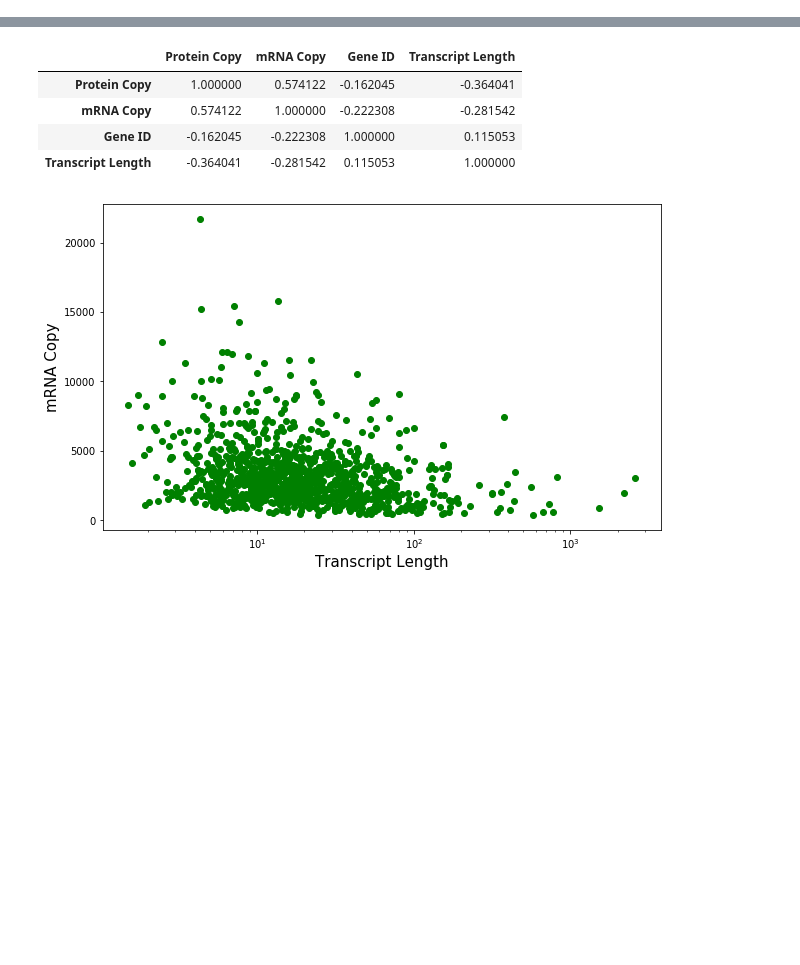
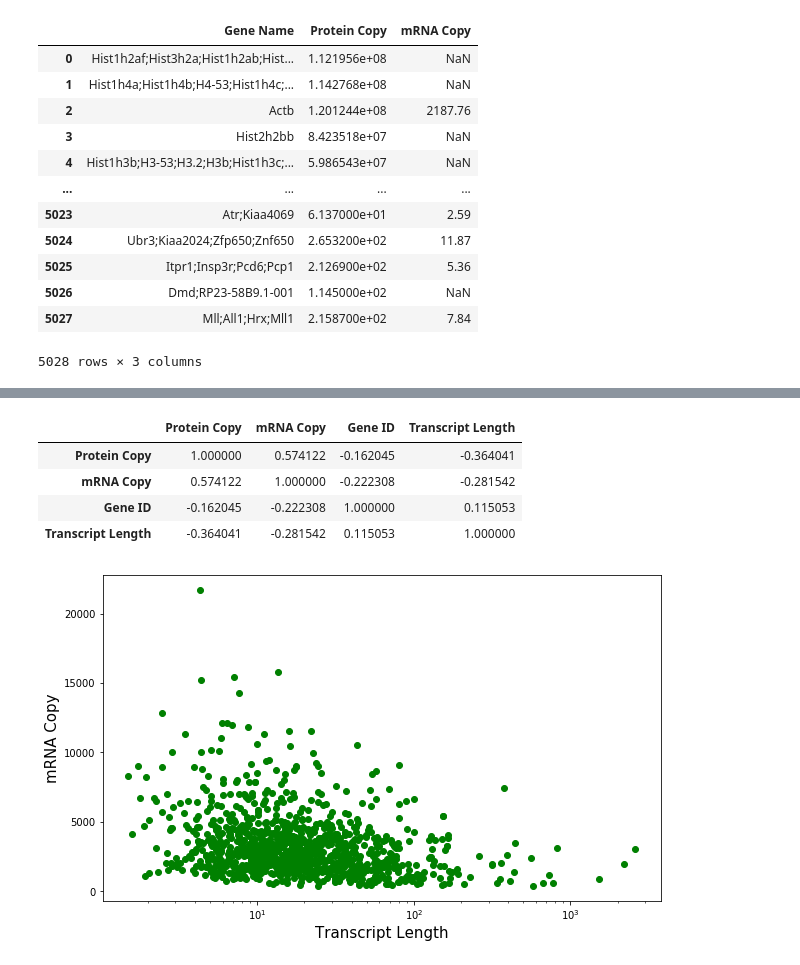
Before and after one commit to junp0619/spark, a Jupyter notebook: RNA_molecules.ipynb, the cells around one changed output, grey strips where cells are left out. Drawn from its saved outputs; the diff is of its cells as text; code cells hidden in the pictures; blank space fills up the shorter version.

```diff
--- a/RNA_molecules.ipynb
+++ b/RNA_molecules.ipynb
@@ -3,18 +3,33 @@ import pandas as pd
 # %%
 table = pd.read_excel(    #reaed excel function reads following file
     io='RNA_molecules_data.xltm', #opens file of table
     sheet_name='Sheet1',
     usecols=[
         'Gene Names',    #these are the column names used by sheet
         'Protein copy number average [molecules/cell]',
         'mRNA copy number average [molecules/cell]'
     ]
 ).rename(columns={    #then you rename column names as desired
     'Gene Names': 'Gene Name',
     'Protein copy number average [molecules/cell]': 'Protein Copy',
     'mRNA copy number average [molecules/cell]': 'mRNA Copy'
 })
 #this makes the table
+table
+# %% [output]
+|  | Gene Name | Protein Copy | mRNA Copy |
+| 0 | Hist1h2af;Hist3h2a;Hist1h2ab;Hist... | 1.121956e+08 | NaN |
+| 1 | Hist1h4a;Hist1h4b;H4-53;Hist1h4c;... | 1.142768e+08 | NaN |
+| 2 | Actb | 1.201244e+08 | 2187.76 |
+| 3 | Hist2h2bb | 8.423518e+07 | NaN |
+| 4 | Hist1h3b;H3-53;H3.2;H3b;Hist1h3c;... | 5.986543e+07 | NaN |
+| ... | ... | ... | ... |
+| 5023 | Atr;Kiaa4069 | 6.137000e+01 | 2.59 |
+| 5024 | Ubr3;Kiaa2024;Zfp650;Znf650 | 2.653200e+02 | 11.87 |
+| 5025 | Itpr1;Insp3r;Pcd6;Pcp1 | 2.126900e+02 | 5.36 |
+| 5026 | Dmd;RP23-58B9.1-001 | 1.145000e+02 | NaN |
+| 5027 | Mll;All1;Hrx;Mll1 | 2.158700e+02 | 7.84 |
+5028 rows × 3 columns
 # %%
 transcript_length = pd.read_csv(
     "summer_gene_expression/data/from_tstoeger/200609_transcript_lengths/mouse.csv")
```
Also changed, not shown: parts of 2 cells of this notebook.
